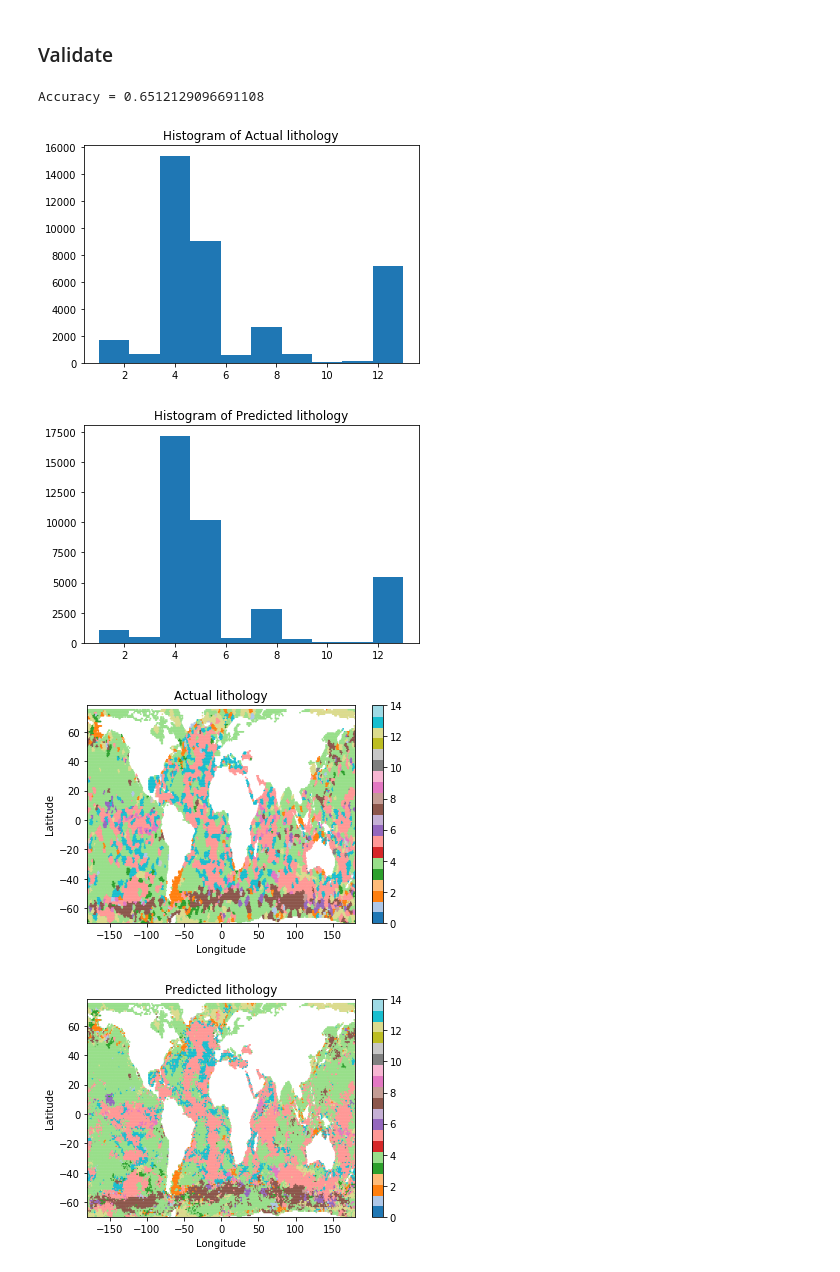
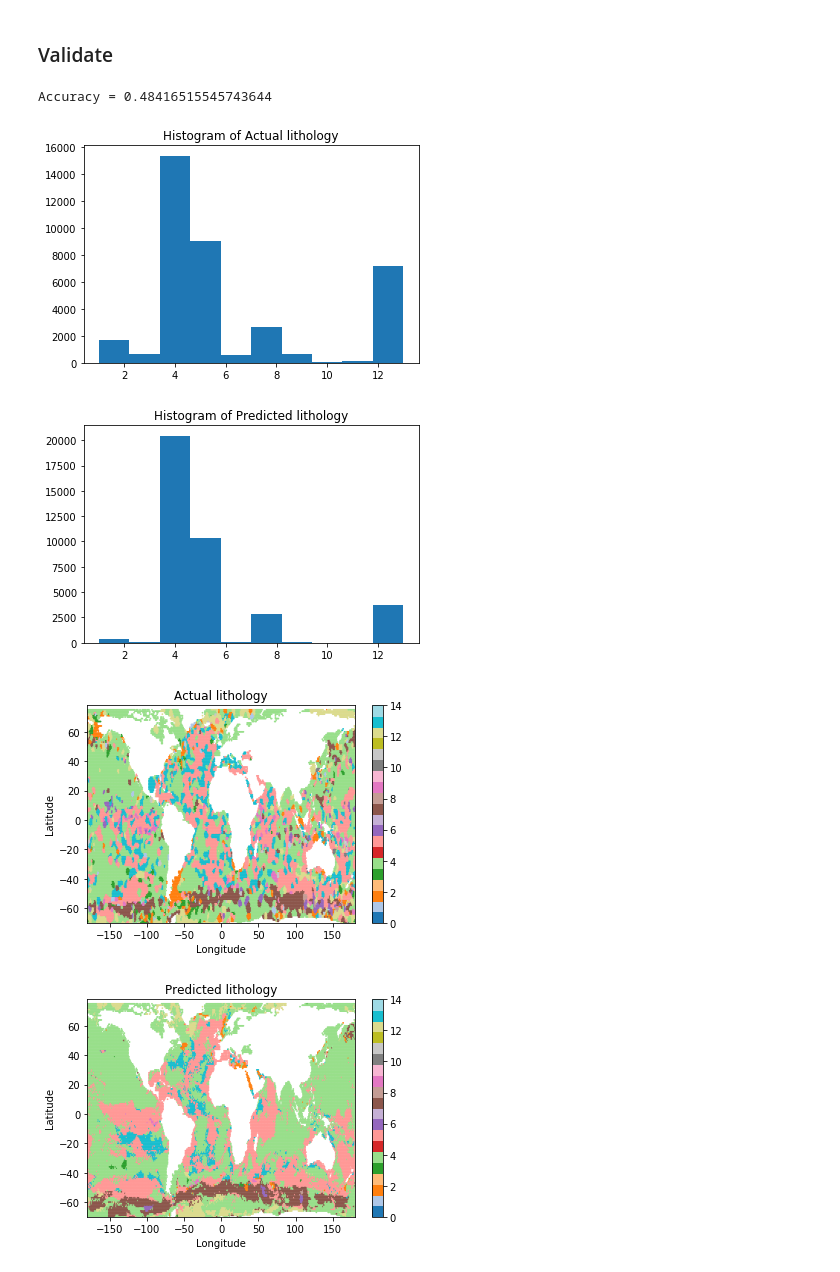
Before and after one commit to joyceyuu/sea, a Jupyter notebook: Keras Lithology 2.ipynb, the cells around one changed output. Drawn from its saved outputs; the diff is of its cells as text; code cells hidden in the pictures.

Commit message:
Kfold without shuffle

```diff
--- a/Keras Lithology 2.ipynb
+++ b/Keras Lithology 2.ipynb
@@ -16,6 +16,8 @@ import warnings
 % matplotlib inline
 
 dfdata = pd.read_csv("data/train_clean.csv")
+# sort dfdata based on longitude
+dfdata = dfdata.sort_values("longitude")
 dfdata.head()
 # %% [output]
 |  | longitude | latitude | lithology | bathymetry | nitrate | oxygen | phosphate | productivity | salinity | ... |
@@ -127,13 +131,16 @@ np.random.seed(seed)
 activation = "relu"
 dropout_ratio = 0.1
 initializer = "random_uniform"
+dropout_ratio = 0.2
 numclass = dummy_Y.shape[1]
 N, d = X.shape
 
 # construct layers
 inputs = Input(shape=(d,))
 layer = Dense(64, activation=activation, kernel_initializer=initializer)(inputs)
+layer = Dropout(dropout_ratio)(layer)
 layer = Dense(64, activation=activation, kernel_initializer=initializer)(layer)
+layer = Dropout(dropout_ratio)(layer)
 layer = Dense(32, activation=activation, kernel_initializer=initializer)(layer)
 prediction = Dense(numclass, activation="softmax")(layer)
 
@@ -159,23 +166,17 @@ Total params: 7,245
 Trainable params: 7,245
 Non-trainable params: 0
 _________________________________________________________________
-# %%
-# shuffle samples
-rnd = np.random.RandomState(seed)
-shuffle_index = np.arange(N)
-rnd.shuffle(shuffle_index)
-X = X[shuffle_index]
-Y = Y[shuffle_index]
-dummy_Y = dummy_Y[shuffle_index]
 # %%
 # parameters for training
 epochs = 200
 batch_size = 5
 verbose = True
 
-# training - 3 fold cross validation
+# use 5 fold cross validation without shuffle
+kfold = KFold(n_splits=5, random_state=seed)
+
+# training
 prediction = np.zeros((N, numclass))
-kfold = KFold(n_splits=3, random_state=seed)
 for train_ind, test_ind in kfold.split(X):
     train_X, train_Y = X[train_ind], dummy_Y[train_ind]
     model.fit(train_X, train_Y, epochs=epochs, batch_size=batch_size, verbose=verbose, class_weight=weight)
@@ -202,21 +203,21 @@ Epoch 200/200
 # %% [markdown]
 ### Validate
 # %%
-lon = dfdata["longitude"].values[shuffle_index]
-lat = dfdata["latitude"].values[shuffle_index]
+lon = dfdata["longitude"].values
+lat = dfdata["latitude"].values
 
 mean = np.argmax(prediction, axis=1)
 print("Accuracy = {}".format(accuracy_score(Y, mean)))
 draw_hist(Y + 1, "Histogram of Actual lithology")
 draw_hist(mean + 1, "Histogram of Predicted lithology")
 draw_global(lon, lat, Y + 1, "Actual lithology")
 draw_global(lon, lat, mean + 1, "Predicted lithology")
 # %% [output]
-Accuracy = 0.6512129096691108
+Accuracy = 0.48416515545743644
 [figure]
-[figure, old version]
+[figure, new version]
-[figure, old version]
+[figure, new version]
-[figure, old version]
+[figure, new version]
 # %%
 def draw_prob(lon, lat, p, title, size=3):
     sc = plt.scatter(lon, lat, s=size, c=p)
```
Also changed, not shown: parts of 6 cells of this notebook.
